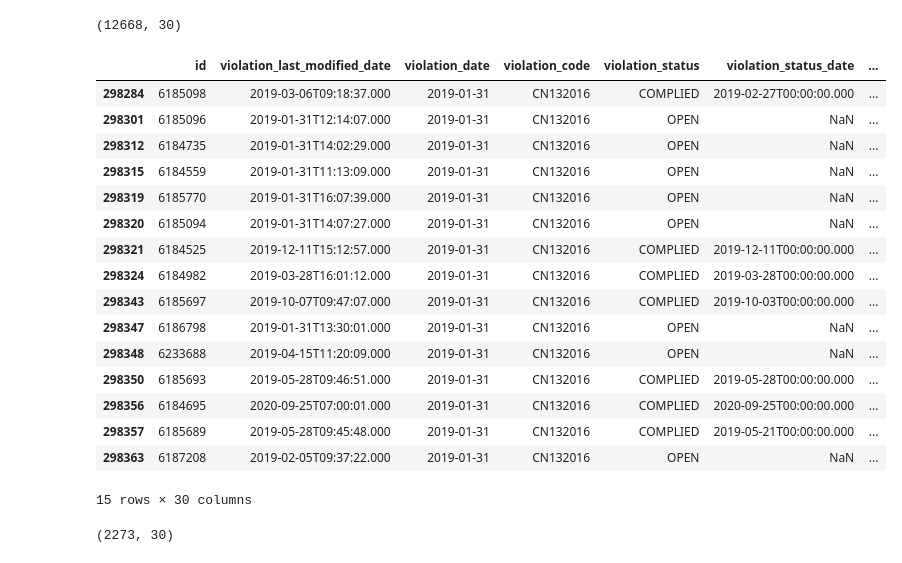
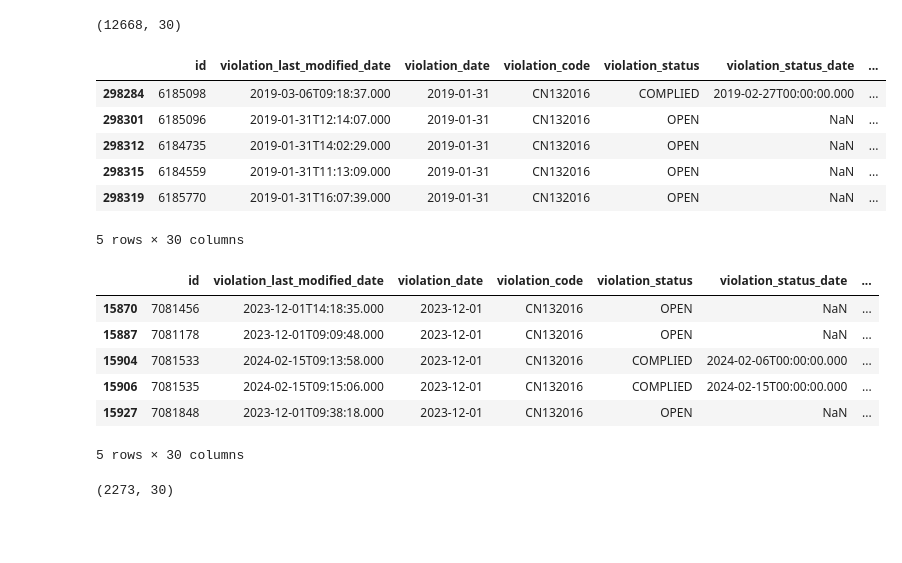
Before and after one commit to hannaheure/Sizzlers-Chi-Heat, a Jupyter notebook: final_analysis.ipynb, the cells around one changed output. Drawn from its saved outputs; the diff is of its cells as text; code cells hidden in the pictures; blank space fills up the shorter version.

```diff
--- a/final_analysis.ipynb
+++ b/final_analysis.ipynb
@@ -275,25 +275,26 @@ graph_no_heat = graph_no_heat[graph_no_heat['year'] >= 2019]
 # %%
 #Sorting values in 'graph_no_heat' by ascending 'month' and 'year'
 #Using this sorting method and .head() to check and see if code worked and got us only instances in or after 2019, which it did
-graph_no_heat.sort_values(by=['month','year'], ascending=[True,True]).head(15)
+graph_no_heat.sort_values(by=['month','year'], ascending=[True,True]).head()
 # %% [output]
 |  | id | violation_last_modified_date | violation_date | violation_code | violation_status | violation_status_date | ... |
 | 298284 | 6185098 | 2019-03-06T09:18:37.000 | 2019-01-31 | CN132016 | COMPLIED | 2019-02-27T00:00:00.000 | ... |
 | 298301 | 6185096 | 2019-01-31T12:14:07.000 | 2019-01-31 | CN132016 | OPEN | NaN | ... |
 | 298312 | 6184735 | 2019-01-31T14:02:29.000 | 2019-01-31 | CN132016 | OPEN | NaN | ... |
 | 298315 | 6184559 | 2019-01-31T11:13:09.000 | 2019-01-31 | CN132016 | OPEN | NaN | ... |
 | 298319 | 6185770 | 2019-01-31T16:07:39.000 | 2019-01-31 | CN132016 | OPEN | NaN | ... |
-| 298320 | 6185094 | 2019-01-31T14:07:27.000 | 2019-01-31 | CN132016 | OPEN | NaN | ... |
-| 298321 | 6184525 | 2019-12-11T15:12:57.000 | 2019-01-31 | CN132016 | COMPLIED | 2019-12-11T00:00:00.000 | ... |
-| 298324 | 6184982 | 2019-03-28T16:01:12.000 | 2019-01-31 | CN132016 | COMPLIED | 2019-03-28T00:00:00.000 | ... |
-| 298343 | 6185697 | 2019-10-07T09:47:07.000 | 2019-01-31 | CN132016 | COMPLIED | 2019-10-03T00:00:00.000 | ... |
-| 298347 | 6186798 | 2019-01-31T13:30:01.000 | 2019-01-31 | CN132016 | OPEN | NaN | ... |
-| 298348 | 6233688 | 2019-04-15T11:20:09.000 | 2019-01-31 | CN132016 | OPEN | NaN | ... |
-| 298350 | 6185693 | 2019-05-28T09:46:51.000 | 2019-01-31 | CN132016 | COMPLIED | 2019-05-28T00:00:00.000 | ... |
-| 298356 | 6184695 | 2020-09-25T07:00:01.000 | 2019-01-31 | CN132016 | COMPLIED | 2020-09-25T00:00:00.000 | ... |
-| 298357 | 6185689 | 2019-05-28T09:45:48.000 | 2019-01-31 | CN132016 | COMPLIED | 2019-05-21T00:00:00.000 | ... |
-| 298363 | 6187208 | 2019-02-05T09:37:22.000 | 2019-01-31 | CN132016 | OPEN | NaN | ... |
-15 rows × 30 columns
+5 rows × 30 columns
+# %%
+#Using this sorting method and .tail() to check and see if code worked and got us only instances in or after 2019, which it did
+graph_no_heat.sort_values(by=['month','year'], ascending=[True,True]).tail()
+# %% [output]
+|  | id | violation_last_modified_date | violation_date | violation_code | violation_status | violation_status_date | ... |
+| 15870 | 7081456 | 2023-12-01T14:18:35.000 | 2023-12-01 | CN132016 | OPEN | NaN | ... |
+| 15887 | 7081178 | 2023-12-01T09:09:48.000 | 2023-12-01 | CN132016 | OPEN | NaN | ... |
+| 15904 | 7081533 | 2024-02-15T09:13:58.000 | 2023-12-01 | CN132016 | COMPLIED | 2024-02-06T00:00:00.000 | ... |
+| 15906 | 7081535 | 2024-02-15T09:15:06.000 | 2023-12-01 | CN132016 | COMPLIED | 2024-02-15T00:00:00.000 | ... |
+| 15927 | 7081848 | 2023-12-01T09:38:18.000 | 2023-12-01 | CN132016 | OPEN | NaN | ... |
+5 rows × 30 columns
 # %%
 #Checking the shape of the df by using .shape to see how many total heat_violations were filed since the begining of 2019
 graph_no_heat.shape
```
